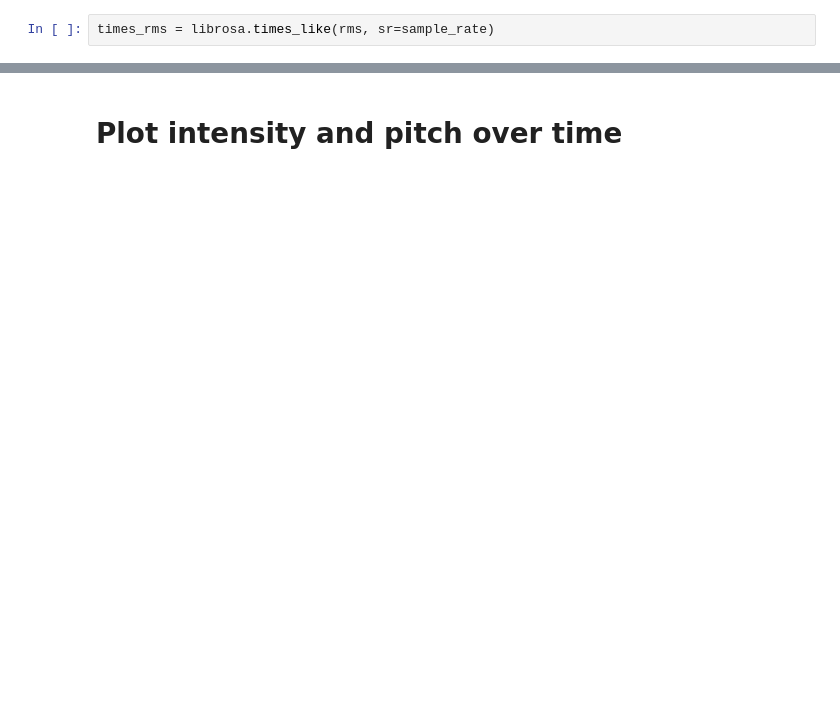
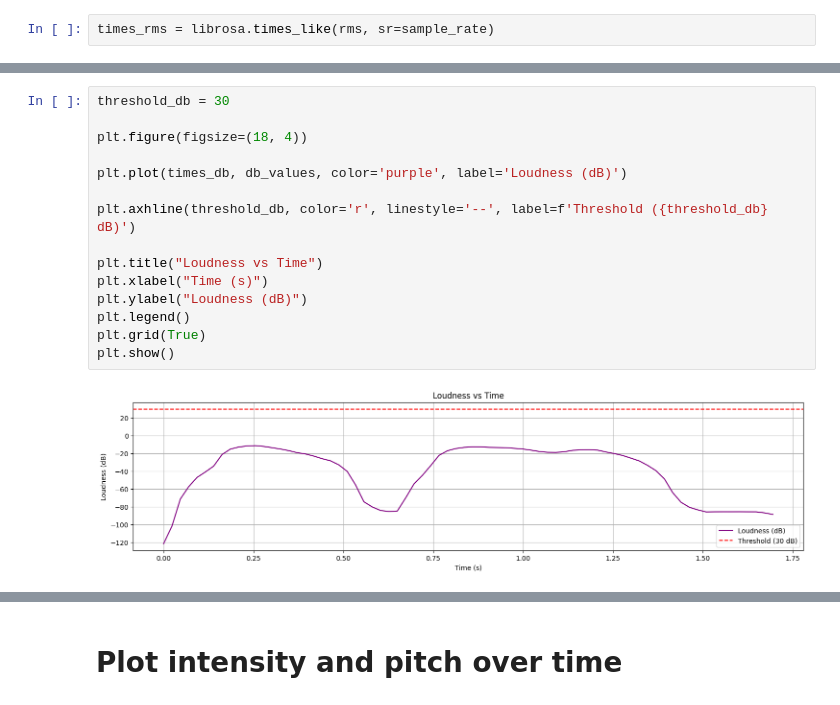
Before and after one commit to Bosy-Ayman/DSAI-456-Speech, a Jupyter notebook: Assignment_1_Speech.ipynb, the cells around one changed output, grey strips where cells are left out. Saved outputs shown, nothing was run; the diff lists cells and outputs as text; blank space fills up the shorter version.

```diff
--- a/Assignment_1_Speech.ipynb
+++ b/Assignment_1_Speech.ipynb
@@ -42,0 +67,17 @@ times_rms = librosa.times_like(rms, sr=sample_rate)
+# %%
+threshold_db = 30
+
+plt.figure(figsize=(18, 4))
+
+plt.plot(times_db, db_values, color='purple', label='Loudness (dB)')
+
+plt.axhline(threshold_db, color='r', linestyle='--', label=f'Threshold ({threshold_db} dB)')
+
+plt.title("Loudness vs Time")
+plt.xlabel("Time (s)")
+plt.ylabel("Loudness (dB)")
+plt.legend()
+plt.grid(True)
+plt.show()
+# %% [output]
+[figure, added]
```
Also changed, not shown: parts of 21 cells of this notebook.
